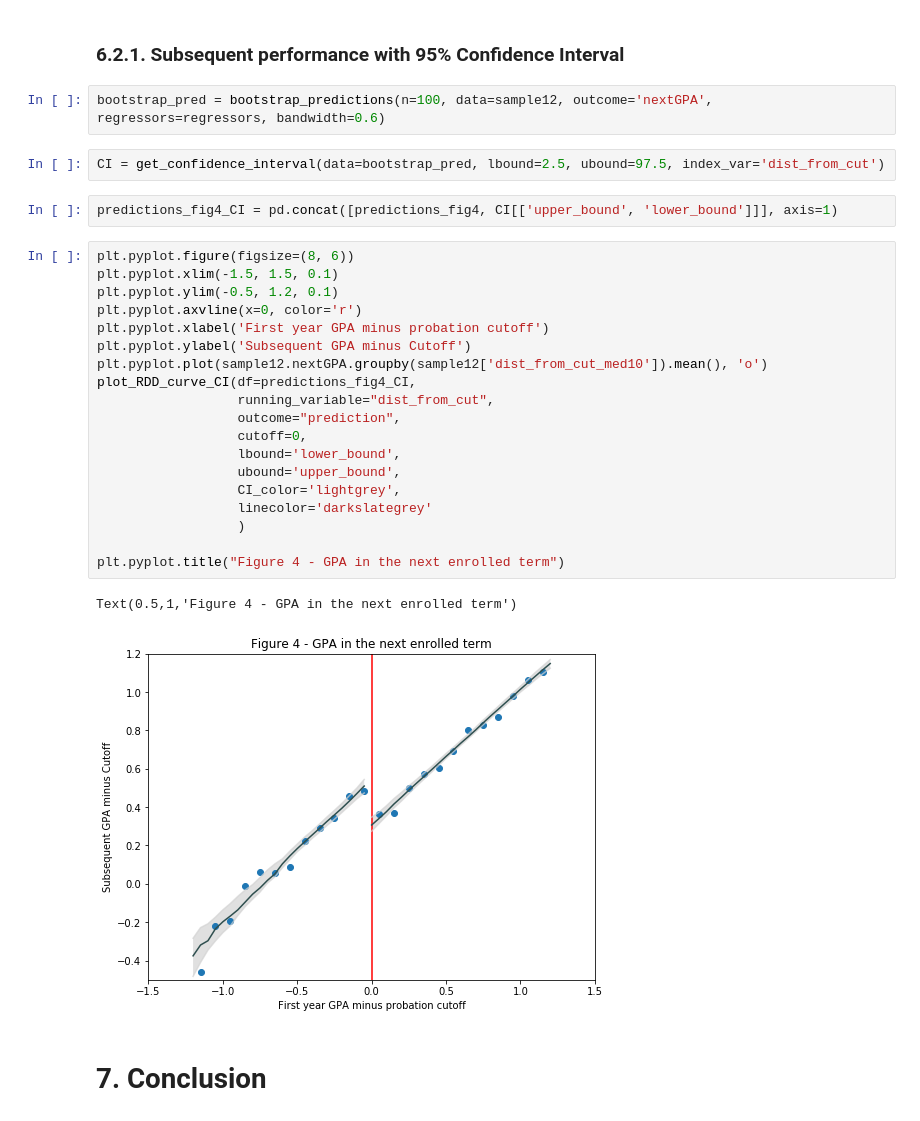
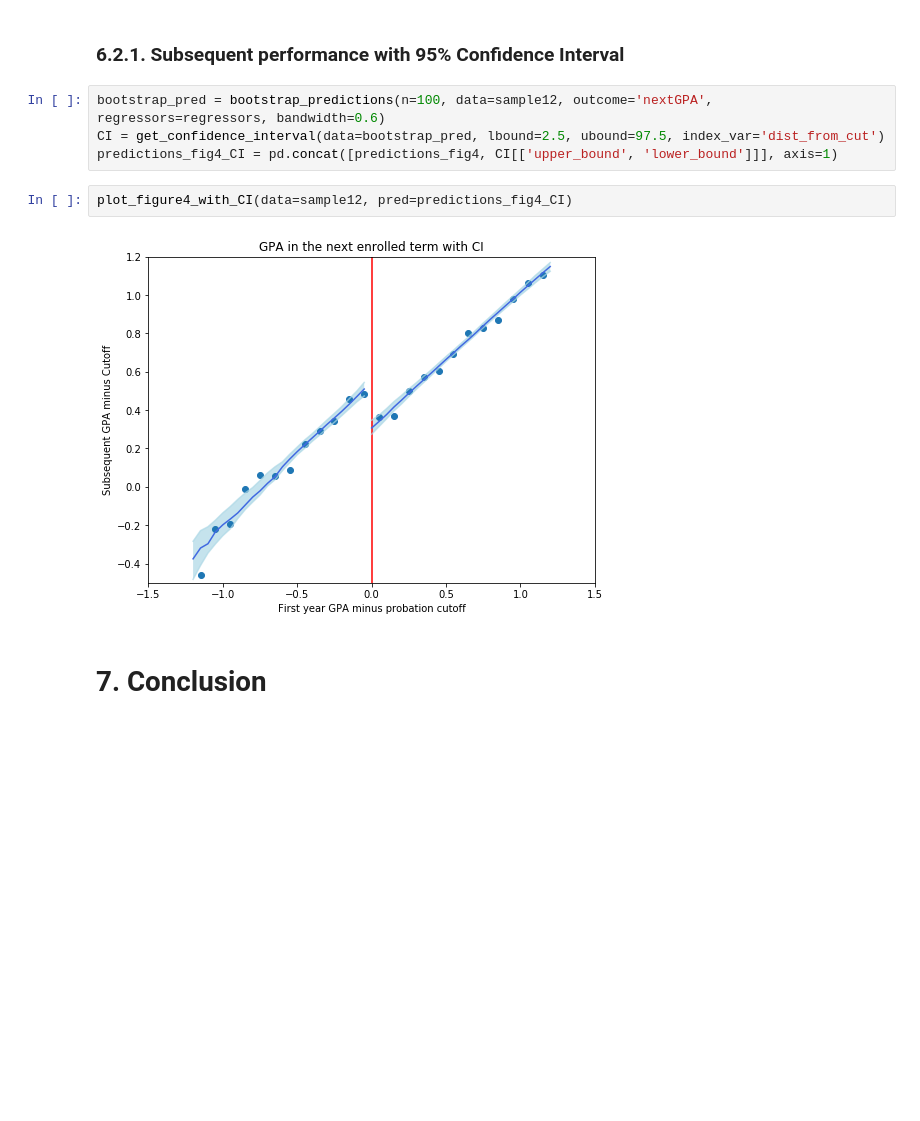
Before and after one commit to amageh/replication-performance-standards, a Jupyter notebook: project.ipynb, the cells around one changed output. Drawn from its saved outputs; the diff is of its cells as text; blank space fills up the shorter version.

Commit message:
Moved plot for fig4 ci to auxiliary.

```diff
--- a/project.ipynb
+++ b/project.ipynb
@@ -688,32 +690,12 @@ figure_3_placebo1
 ### 6.2.1. Subsequent performance with 95% Confidence Interval
 # %%
 bootstrap_pred = bootstrap_predictions(n=100, data=sample12, outcome='nextGPA', regressors=regressors, bandwidth=0.6)
+CI = get_confidence_interval(data=bootstrap_pred, lbound=2.5, ubound=97.5, index_var='dist_from_cut')
+predictions_fig4_CI = pd.concat([predictions_fig4, CI[['upper_bound', 'lower_bound']]], axis=1)
-# %%
-CI = get_confidence_interval(data=bootstrap_pred, lbound=2.5, ubound=97.5, index_var='dist_from_cut')
-# %%
-predictions_fig4_CI = pd.concat([predictions_fig4, CI[['upper_bound', 'lower_bound']]], axis=1)
-# %%
-plt.pyplot.figure(figsize=(8, 6))
-plt.pyplot.xlim(-1.5, 1.5, 0.1)
-plt.pyplot.ylim(-0.5, 1.2, 0.1)
-plt.pyplot.axvline(x=0, color='r')
-plt.pyplot.xlabel('First year GPA minus probation cutoff')
-plt.pyplot.ylabel('Subsequent GPA minus Cutoff')
-plt.pyplot.plot(sample12.nextGPA.groupby(sample12['dist_from_cut_med10']).mean(), 'o')
-plot_RDD_curve_CI(df=predictions_fig4_CI,
-                  running_variable="dist_from_cut",
-                  outcome="prediction",
-                  cutoff=0,
-                  lbound='lower_bound',
-                  ubound='upper_bound',
-                  CI_color='lightgrey',
-                  linecolor='darkslategrey'
-                  )
-
-plt.pyplot.title("Figure 4 - GPA in the next enrolled term")
-# %% [output]
-Text(0.5,1,'Figure 4 - GPA in the next enrolled term')
-[figure, removed]
+# %%
+plot_figure4_with_CI(data=sample12, pred=predictions_fig4_CI)
+# %% [output]
+[figure, added]
 # %% [markdown]
 # 7. Conclusion
 # %% [markdown]
```
Also changed, not shown: parts of 1 cell of this notebook, 1 other file.
